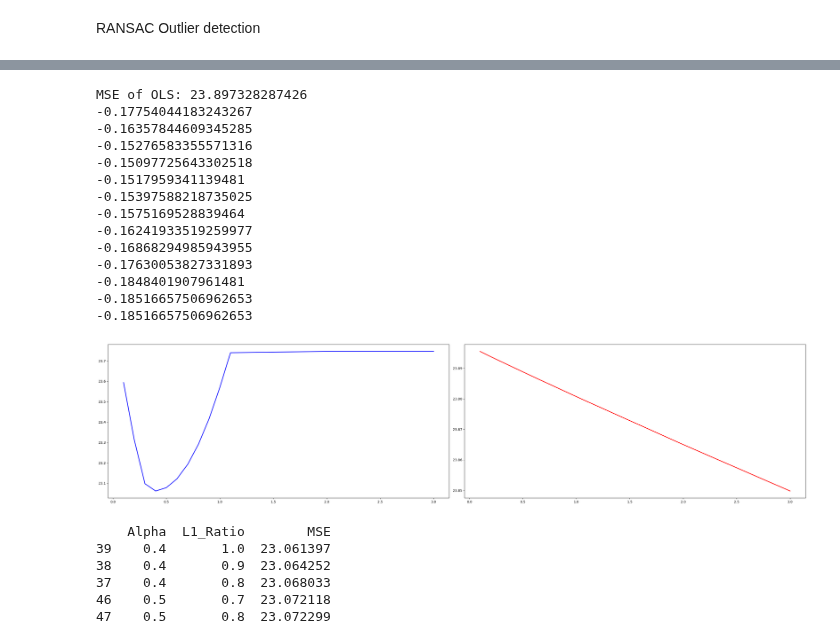
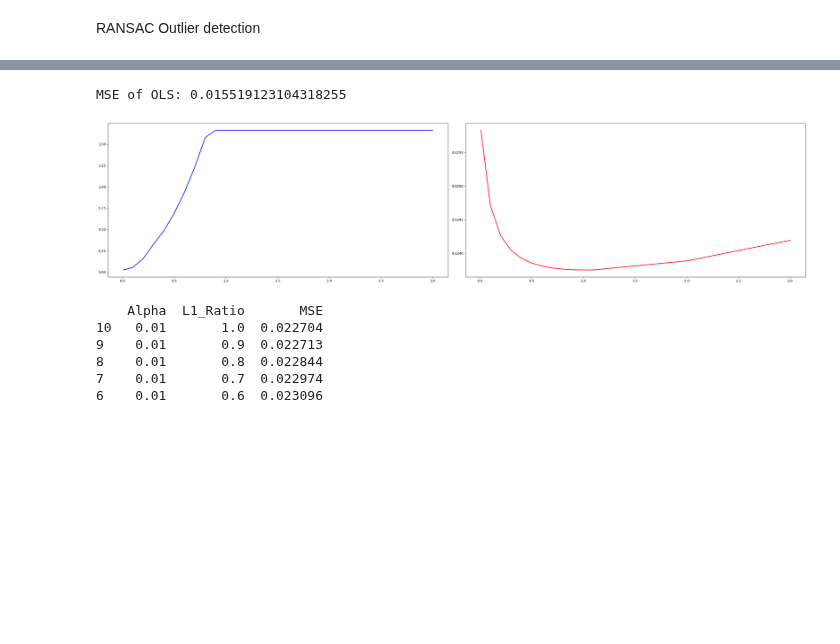
Before and after one commit to goncalomachadoribeiro/Machine-Learning-1st-Semester-2024-2025, a Jupyter notebook: Project_1_1.ipynb, the cells around one changed output, grey strips where cells are left out. Cells and saved outputs as stored; diff of their text form; code cells hidden in the pictures; blank space fills up the shorter version.

```diff
--- a/Project_1_1.ipynb
+++ b/Project_1_1.ipynb
@@ -13,12 +13,9 @@ from sklearn.linear_model import RANSACRegressor, LinearRegression
 from sklearn.model_selection import train_test_split, GridSearchCV
 # %%
 #Load the data
-X_train =np.load('X_train.npy')
-Y_train =np.load('y_train.npy')
+X_train_unfiltered =np.load('X_train.npy')
+Y_train_unfiltered =np.load('y_train.npy')
 X_test =np.load('X_test.npy')
-
-# Divide the data randomly into training and test sets
-X_train, X_val, Y_train, Y_val = train_test_split(X_train, Y_train, test_size=0.2, random_state=42)
 # %%
 # Create a dataframe for the training data and standardize the features
 train_features = ['Air Temperature','Water Temperature','Wind speed','Wind Direction','Illumination']
@@ -38,8 +36,8 @@ train_data['Y_train'] = y_train_df.reset_index(drop=True)
 fig, axes = plt.subplots(1, 5, figsize=(30, 7))
 
 for i, feature in enumerate(train_features):
-    axes[i].scatter(X_train_norm[feature], Y_train, alpha=0.7, color = colours[i])
-    axes[i].set_title(f'{feature} vs  Con. of Toxic Algae (Train Set)')
+    axes[i].scatter(train_data_unfiltered[feature], train_data_unfiltered['Y_train'], alpha=0.7, color = colours[i])
+    axes[i].set_title(f'{feature} vs  Con. of Toxic Algae (Train Set Unf.)')
     axes[i].set_xlabel(feature)
     axes[i].set_ylabel('Concentration of Toxic Algae')
 
@@ -220,18 +54,18 @@ ransac = RANSACRegressor(
     random_state=42
 )
 
-ransac.fit(X_train_norm, Y_train)
+ransac.fit(train_data_unfiltered[train_features], train_data_unfiltered['Y_train'])
 
 inlier_mask = ransac.inlier_mask_
 
-train_data_inliers = train_data[inlier_mask]
-train_data_inliers = train_data_inliers.reset_index(drop=True)
+train_data_RANSAC = train_data_unfiltered[inlier_mask]
+train_data_RANSAC = train_data_inliers.reset_index(drop=True)
 
-plt.hist(train_data_inliers['Y_train'], bins=50, color='red', alpha=0.7)
+plt.hist(train_data_RANSAC['Y_train'], bins=50, color='red', alpha=0.7)
 plt.title('Concentration of Toxic Algae (Train Set)')
 plt.show()
 
-correlation_matrix = train_data_inliers.corr()
+correlation_matrix = train_data_RANSAC.corr()
 plt.figure(figsize=(10, 8))  # Set the figure size
 sns.heatmap(correlation_matrix, annot=True, cmap='RdBu', vmin=-1, vmax=1, center=0)
 plt.title('Correlation Matrix')
@@ -239,7 +73,7 @@ plt.show()
 fig, axes = plt.subplots(1, 5, figsize=(30, 7))
 
 for i, feature in enumerate(train_features):
-    axes[i].scatter(train_data_inliers[feature], train_data_inliers['Y_train'], alpha=0.7, color = colours[i])
+    axes[i].scatter(train_data_RANSAC[feature], train_data_RANSAC['Y_train'], alpha=0.7, color = colours[i])
     axes[i].set_title(f'{feature} vs  Con. of Toxic Algae (Train Set)')
     axes[i].set_xlabel(feature)
     axes[i].set_ylabel('Concentration of Toxic Algae')
@@ -253,66 +87,55 @@ plt.show()
+# %%
+X_train, X_val, Y_train, Y_val = train_test_split(train_data_RANSAC[train_features],train_data_RANSAC['Y_train'],test_size=0.3, random_state=42)
 # %%
 lr = LinearRegression()
 
-lr.fit(train_data_inliers[train_features], train_data_inliers['Y_train'])
-y_pred_OLS = lr.predict(X_val_df)
+lr.fit(X_train, Y_train)
+y_pred_OLS = lr.predict(X_val)
 print(f"MSE of OLS: {mean_squared_error(Y_val, y_pred_OLS)}")
 
-alpha = [0.1,0.2,0.3,0.4,0.5,0.6,0.7,0.8,0.9,1,1.1,2,3]
+alpha = [0.01,0.1,0.2,0.3,0.4,0.5,0.6,0.7,0.8,0.9,1,1.1,2,3]
 
-ratios = [0.1,0.2,0.3,0.4,0.5,0.6,0.7,0.8,0.9,1]
+ratios = [0.01,0.1,0.2,0.3,0.4,0.5,0.6,0.7,0.8,0.9,1]
 lasso_mse_array = []
 ridge_mse_array = []
 
 for i in range(0,len(alpha)):
     lasso = Lasso(alpha=alpha[i])
-    lasso.fit(train_data_inliers[train_features], train_data_inliers['Y_train'])
-    y_pred_lasso = lasso.predict(X_val_df)
+    lasso.fit(cleaned_data[train_features], cleaned_data['Y_train'])
+    y_pred_lasso = lasso.predict(X_val)
     lasso_mse = mean_squared_error(Y_val, y_pred_lasso)
     lasso_mse_array.append([alpha[i], lasso_mse])
     ridge = Ridge(alpha=alpha[i])
-    ridge.fit(train_data_inliers[train_features], train_data_inliers['Y_train'])
-    y_pred_ridge = ridge.predict(X_val_df)
+    ridge.fit(cleaned_data[train_features], cleaned_data['Y_train'])
+    y_pred_ridge = ridge.predict(X_val)
     ridge_mse = mean_squared_error(Y_val, y_pred_ridge)
     ridge_mse_array.append([alpha[i], ridge_mse])
 
 lasso_mse_array = np.array(lasso_mse_array)
 ridge_mse_array = np.array(ridge_mse_array)
 en_mse_array = []
 for i in alpha:
     for j in ratios:
         en = ElasticNet(alpha=i, l1_ratio=j)
-        en.fit(train_data_inliers[train_features], train_data_inliers['Y_train'])
-        y_pred_en = en.predict(X_val_df)
+        en.fit(cleaned_data[train_features], cleaned_data['Y_train'])
+        y_pred_en = en.predict(X_val)
         en_mse = mean_squared_error(Y_val, y_pred_en)
         en_mse_array.append([i, j, en_mse])
 
 en_mse_array = np.array(en_mse_array)
 fig, axes = plt.subplots(1, 2, figsize=(30, 7))
 axes[0].plot(lasso_mse_array[:,0], lasso_mse_array[:,1], color='blue', linewidth=2, label='Lasso')
 axes[1].plot(ridge_mse_array[:,0], ridge_mse_array[:,1], color='red', linewidth=2, label='Ridge')
 plt.tight_layout()
 plt.show()
 L1_ratio_results = pd.DataFrame(en_mse_array, columns=['Alpha', 'L1_Ratio', 'MSE']).sort_values(by='MSE')
 print(L1_ratio_results.head())
 # %% [output]
-MSE of OLS: 23.897328287426
--0.17754044183243267
--0.16357844609345285
--0.15276583355571316
--0.15097725643302518
--0.1517959341139481
--0.15397588218735025
--0.1575169528839464
--0.16241933519259977
--0.16868294985943955
--0.17630053827331893
--0.1848401907961481
--0.18516657506962653
--0.18516657506962653
+MSE of OLS: 0.015519123104318255
-[figure, old version]
+[figure, new version]
-    Alpha  L1_Ratio        MSE
-39    0.4       1.0  23.061397
-38    0.4       0.9  23.064252
-37    0.4       0.8  23.068033
-46    0.5       0.7  23.072118
-47    0.5       0.8  23.072299
+    Alpha  L1_Ratio       MSE
+10   0.01       1.0  0.022704
+9    0.01       0.9  0.022713
+8    0.01       0.8  0.022844
+7    0.01       0.7  0.022974
+6    0.01       0.6  0.023096
```
Also changed, not shown: parts of 13 cells of this notebook.
